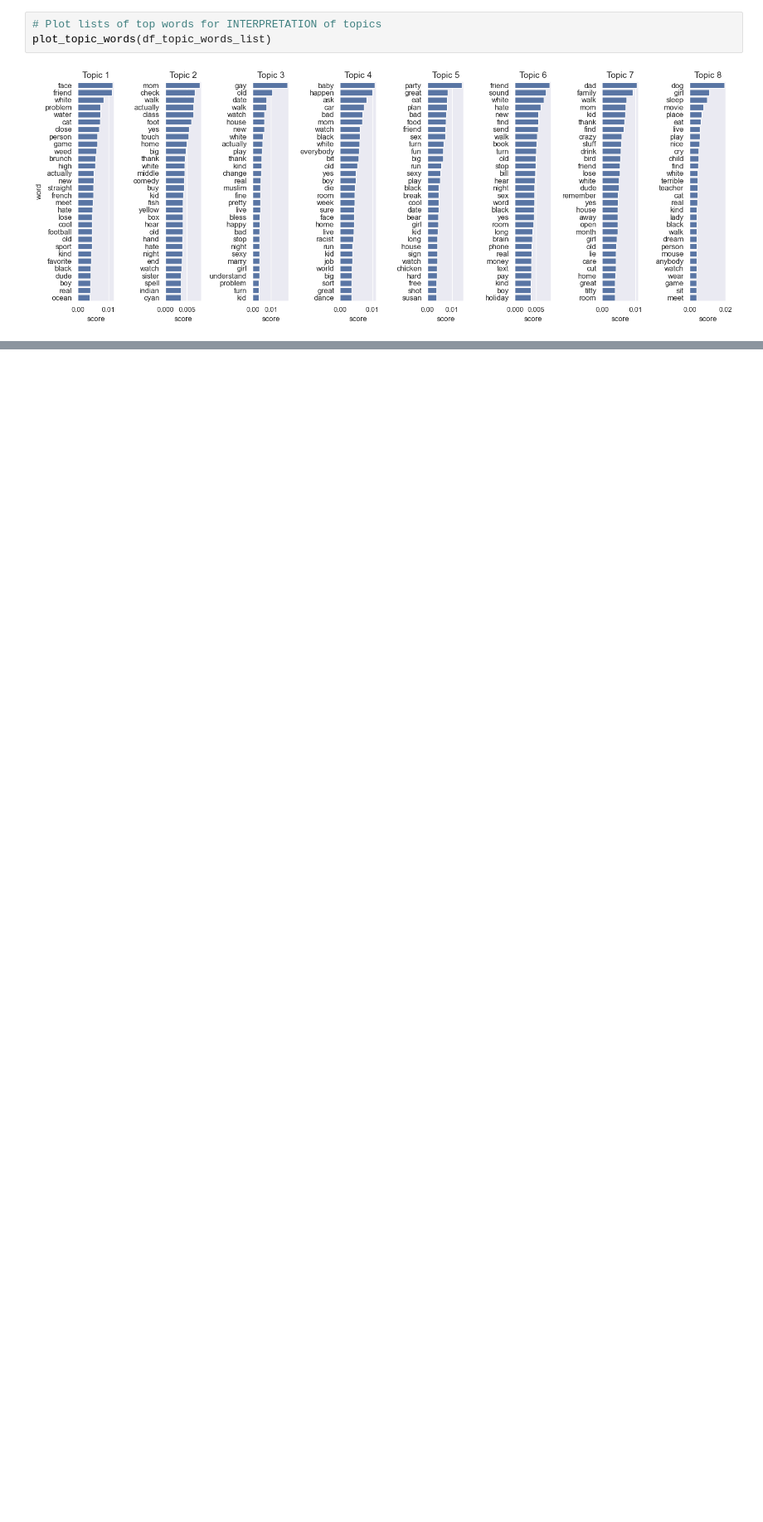
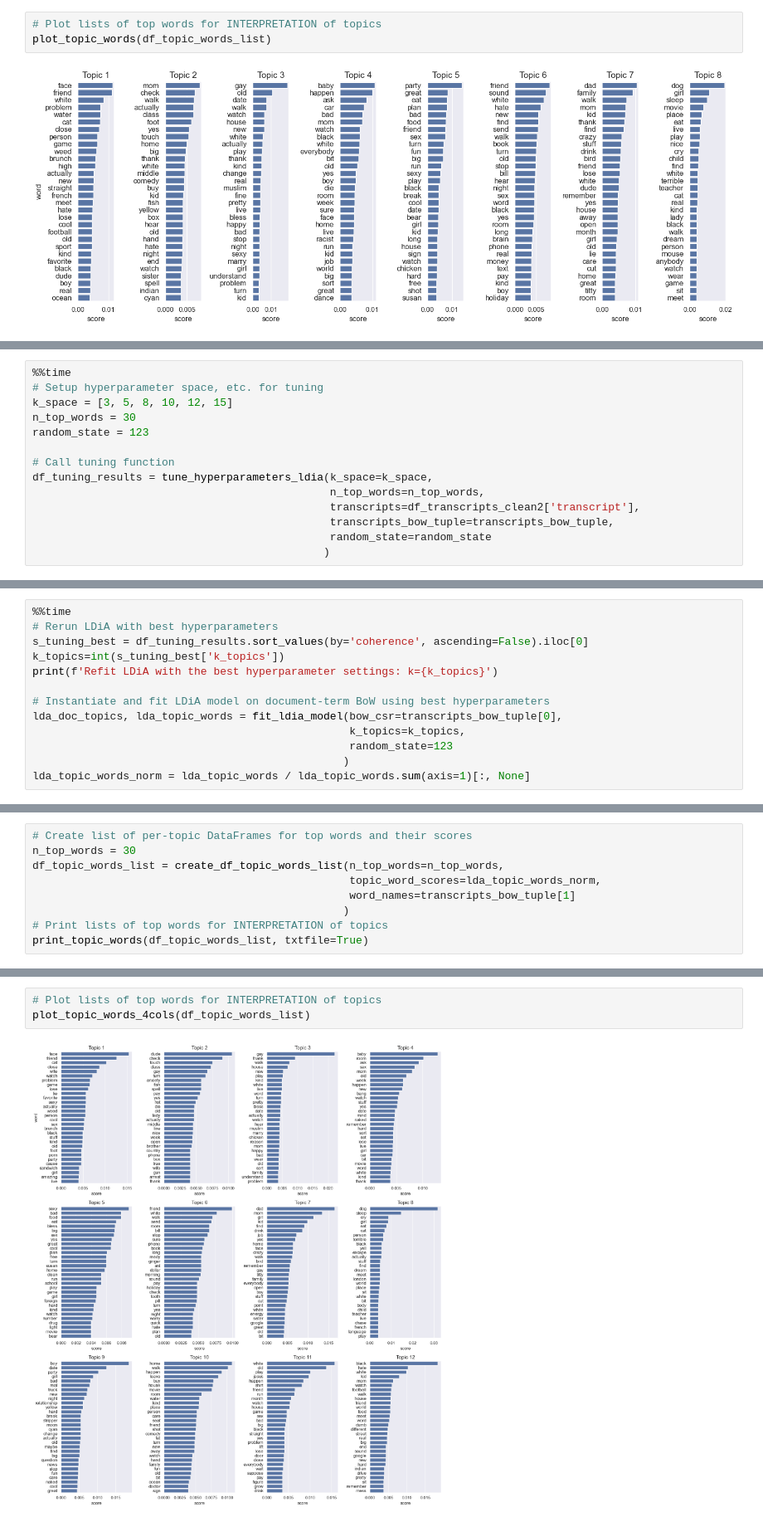
Before and after one commit to lonnychen/nlp_research_note, a Jupyter notebook: nlp_research_note.ipynb, the cells around one changed output, grey strips where cells are left out. Shown at 83% size. Drawn from its saved outputs; the diff is of its cells as text; blank space fills up the shorter version.

```diff
--- a/nlp_research_note.ipynb
+++ b/nlp_research_note.ipynb
@@ -412,0 +485,14 @@ Wall time: 3min 23s
+# %%
+%%time
+# Setup hyperparameter space, etc. for tuning
+k_space = [3, 5, 8, 10, 12, 15]
+n_top_words = 30
+random_state = 123
+
+# Call tuning function
+df_tuning_results = tune_hyperparameters_ldia(k_space=k_space,
+                                              n_top_words=n_top_words,
+                                              transcripts=df_transcripts_clean2['transcript'],
+                                              transcripts_bow_tuple=transcripts_bow_tuple,
+                                              random_state=random_state
+                                             )
@@ -412,0 +530,13 @@ Wall time: 3min 23s
+# %%
+%%time
+# Rerun LDiA with best hyperparameters
+s_tuning_best = df_tuning_results.sort_values(by='coherence', ascending=False).iloc[0]
+k_topics=int(s_tuning_best['k_topics'])
+print(f'Refit LDiA with the best hyperparameter settings: k={k_topics}')
+
+# Instantiate and fit LDiA model on document-term BoW using best hyperparameters
+lda_doc_topics, lda_topic_words = fit_ldia_model(bow_csr=transcripts_bow_tuple[0],
+                                                 k_topics=k_topics,
+                                                 random_state=123
+                                                )
+lda_topic_words_norm = lda_topic_words / lda_topic_words.sum(axis=1)[:, None]
@@ -412,0 +561,9 @@ Wall time: 3min 23s
+# %%
+# Create list of per-topic DataFrames for top words and their scores
+n_top_words = 30
+df_topic_words_list = create_df_topic_words_list(n_top_words=n_top_words,
+                                                 topic_word_scores=lda_topic_words_norm,
+                                                 word_names=transcripts_bow_tuple[1]
+                                                )
+# Print lists of top words for INTERPRETATION of topics
+print_topic_words(df_topic_words_list, txtfile=True)
@@ -412,0 +588,5 @@ Wall time: 3min 23s
+# %%
+# Plot lists of top words for INTERPRETATION of topics
+plot_topic_words_4cols(df_topic_words_list)
+# %% [output]
+[figure, added]
```
Also changed, not shown: parts of 64 cells of this notebook, 15 other files.
